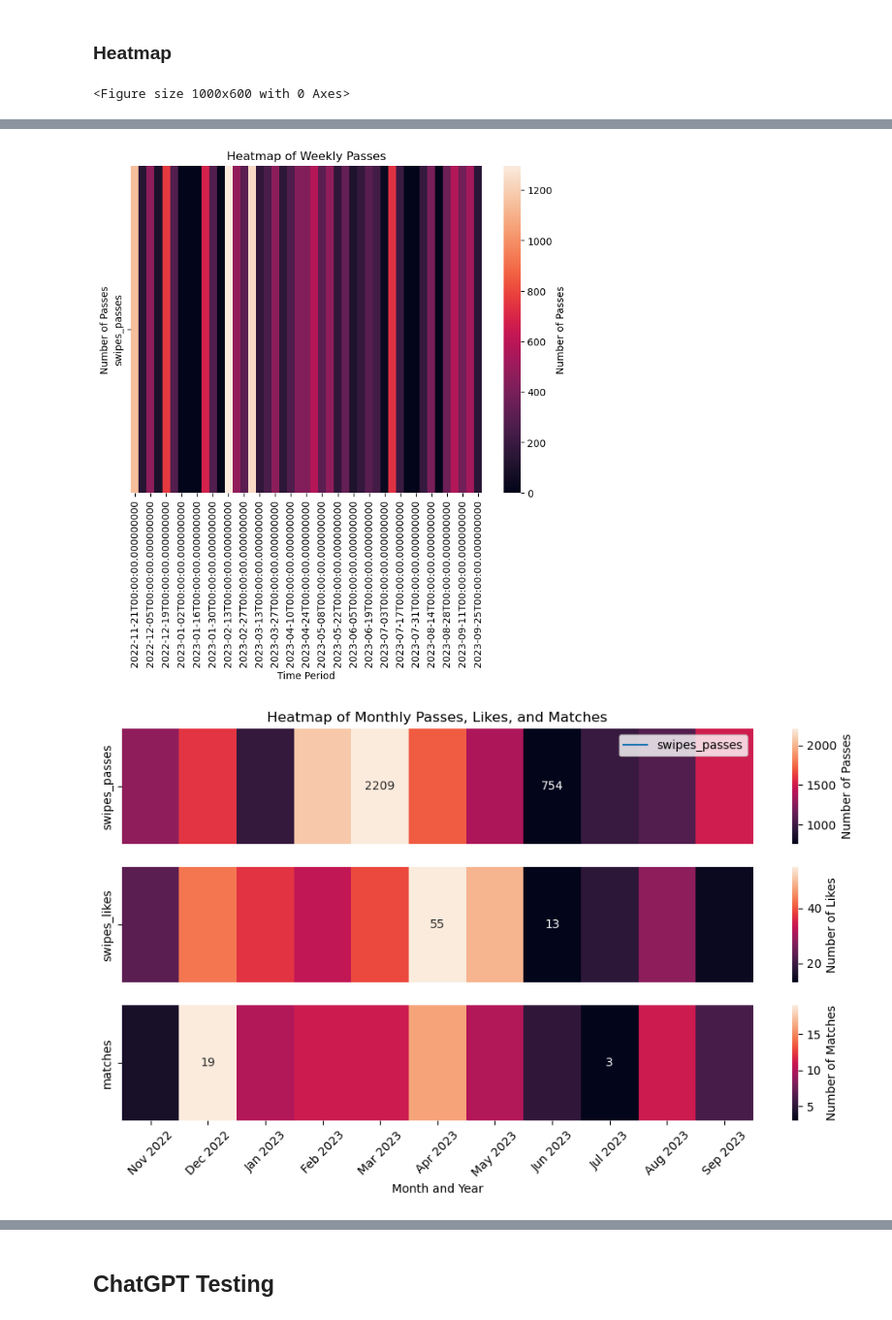
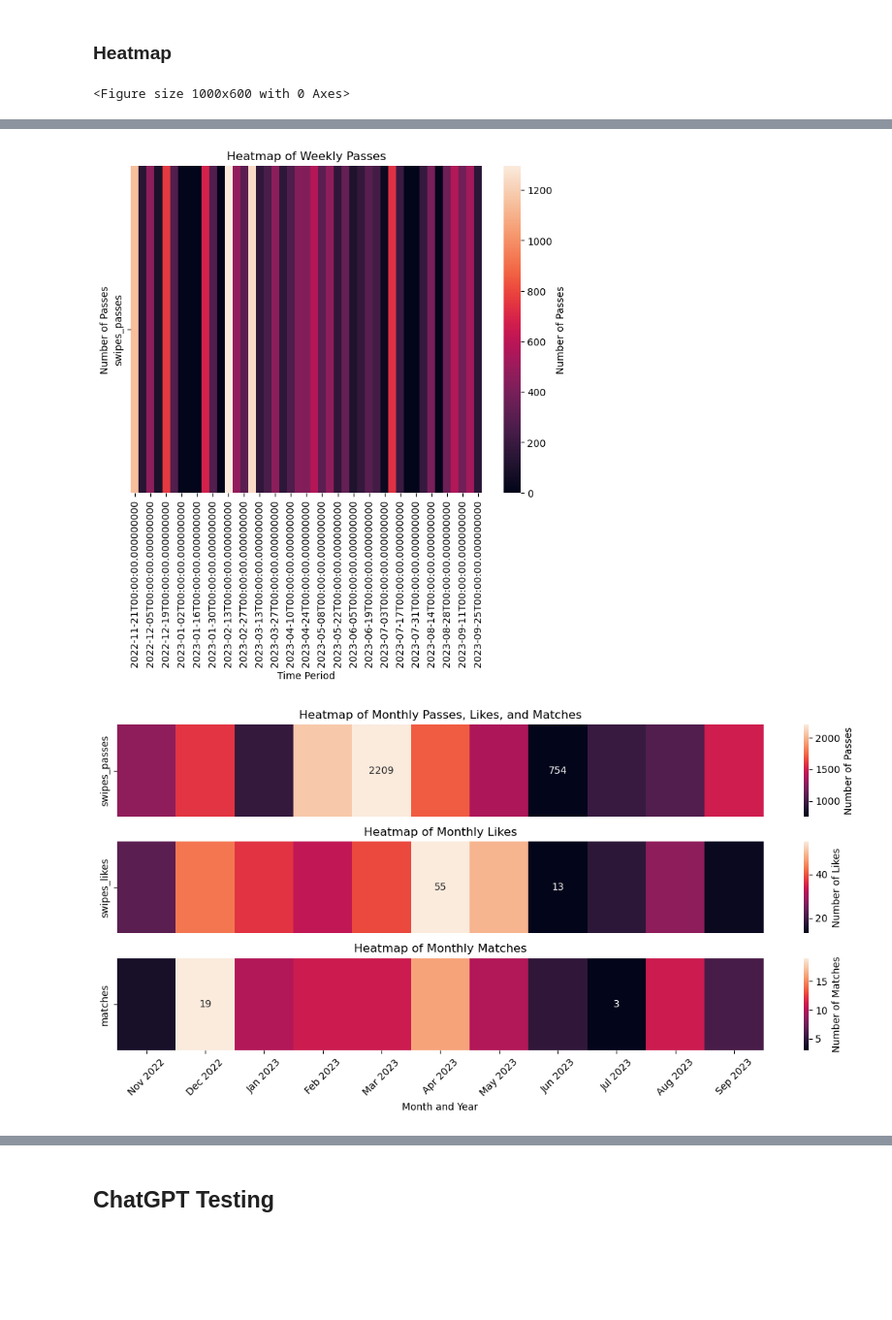
Before and after one commit to saminourji/TinderAnalysis, a Jupyter notebook: main.ipynb, the cells around one changed output, grey strips where cells are left out. Shown at 97% size. Drawn from its saved outputs; the diff is of its cells as text; code cells hidden in the pictures; blank space fills up the shorter version.

Commit message:
Heatmap shenanigans

```diff
--- a/main.ipynb
+++ b/main.ipynb
@@ -244,7 +257,7 @@ plt.show()
 #passes heatmap weekly
 
 plt.figure(figsize=(8, 6))
-sns.heatmap(df_passes_weekly[["swipes_passes"]].T, annot=False, fmt='d', cbar_kws={'label': 'Number of Passes'})
+sns.heatmap(weekly[["swipes_passes"]].T, annot=False, fmt='d', cbar_kws={'label': 'Number of Passes'})
 sns.color_palette("rocket", as_cmap=True)
 plt.title('Heatmap of Weekly Passes')
 plt.xlabel('Time Period')
@@ -252,47 +265,65 @@ plt.ylabel('Number of Passes')
 plt.show()
 
 #passes heatmap monthly
-# df_passes_matches_monthly_pct = df_passes_matches_monthly.copy()
-# sum = df_passes_matches_monthly_pct['swipes_passes'].sum()
-# df_passes_matches_monthly_pct['swipes_passes'] = 100*df_passes_matches_monthly_pct['swipes_passes']/sum
-# sum = df_passes_matches_monthly_pct['swipes_likes'].sum()
-# df_passes_matches_monthly_pct['swipes_likes'] = 100*df_passes_matches_monthly_pct['swipes_likes']/sum
+# monthly_pct = monthly.copy()
+# sum = monthly_pct['swipes_passes'].sum()
+# monthly_pct['swipes_passes'] = 100*monthly_pct['swipes_passes']/sum
+# sum = monthly_pct['swipes_likes'].sum()
+# monthly_pct['swipes_likes'] = 100*monthly_pct['swipes_likes']/sum
 
 # Sort the values in the column and select the top 10
 
 fig, axes = plt.subplots(3, 1, figsize=(12, 6))
-plt.tick_params(bottom='on')
-sns.lineplot(df_passes_matches_monthly[["swipes_passes"]], linewidth = 5, ax = axes[0])
-sns.heatmap(df_passes_matches_monthly[["swipes_passes"]].T, ax = axes[0], annot=mask_max_min_vals(df_passes_matches_monthly, "swipes_passes"), fmt='', cbar_kws={'label': 'Number of Passes'})
+# plt.tick_params(bottom='on')
+
+sns.heatmap(monthly[["swipes_passes"]].T, ax = axes[0], annot=mask_max_min_vals(monthly, "swipes_passes"), fmt='', cbar_kws={'label': 'Number of Passes'})
 # ax2 = axes[0].twinx()
+# ax2.plot(monthly.index, monthly['swipes_passes'], color='red', linewidth=5, label='Line Plot')
+# sns.lineplot(data=monthly, x=monthly.index, y='swipes_passes', ax=ax2, color='red')
 
-
-
-
-sns.heatmap(df_passes_matches_monthly[["swipes_likes"]].T, ax = axes[1], annot=mask_max_min_vals(df_passes_matches_monthly, "swipes_likes"), fmt='', cbar_kws={'label': 'Number of Likes'})
-sns.heatmap(df_passes_matches_monthly[["matches"]].T, ax = axes[2], annot=mask_max_min_vals(df_passes_matches_monthly, "matches"), fmt='', cbar_kws={'label': 'Number of Matches'})
+# ax2.legend()
+sns.heatmap(monthly[["swipes_likes"]].T, ax = axes[1], annot=mask_max_min_vals(monthly, "swipes_likes"), fmt='', cbar_kws={'label': 'Number of Likes'})
+sns.heatmap(monthly[["matches"]].T, ax = axes[2], annot=mask_max_min_vals(monthly, "matches"), fmt='', cbar_kws={'label': 'Number of Matches'})
 
 sns.color_palette("rocket", as_cmap=True)
 
 axes[0].xaxis.set_visible(False)
 axes[1].xaxis.set_visible(False)
 
 axes[0].set_title('Heatmap of Monthly Passes, Likes, and Matches')
-# axes[1].set_title('Heatmap of Monthly Likes')
-# axes[2].set_title('Heatmap of Monthly Matches')
+axes[1].set_title('Heatmap of Monthly Likes')
+axes[2].set_title('Heatmap of Monthly Matches')
 
 # axes[2].xaxis.set_major_locator(MonthLocator(interval=1))
 # axes[2].xaxis.set_major_formatter(DateFormatter('%b'))
-date_format = df_passes_matches_monthly.index.strftime('%b %Y')
+date_format = monthly.index.strftime('%b %Y')
 axes[2].set_xticklabels(date_format, rotation=45)
 
 
 plt.xlabel('Month and Year')
 plt.xticks(rotation=45)
 # plt.ylabel('Number of Passes')
+plt.tight_layout()
 plt.show()
+
+
+
+
+plt.figure(figsize=(12, 10))
+sns.heatmap(weekly_scaled[["swipes_passes", "swipes_likes", "matches"]].T, annot=False, fmt='d', cbar_kws={'label': 'Number of Passes'})
+sns.color_palette("rocket", as_cmap=True)
+plt.title('Heatmap of Daily Passes')
+plt.xlabel('Time Period')
+plt.ylabel('Number of Passes')
+
+date_format = '%b %d'  # Customize the date format
+x_ticks = range(len(weekly_scaled.index))
+formatted_labels = [date.strftime(date_format) for date in weekly_scaled.index]
+plt.xticks(x_ticks, formatted_labels, rotation=45)
+
+plt.show()
 # %% [output]
 <Figure size 1000x600 with 0 Axes>
 [figure]
 [figure]
-[figure, old version]
+[figure, new version]
```
Also changed, not shown: parts of 7 cells of this notebook.
